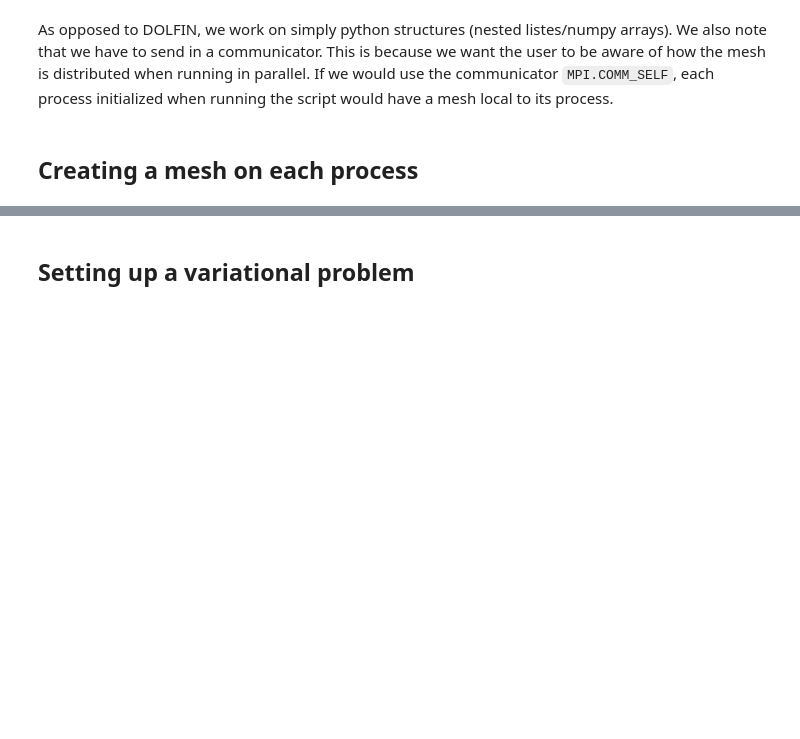
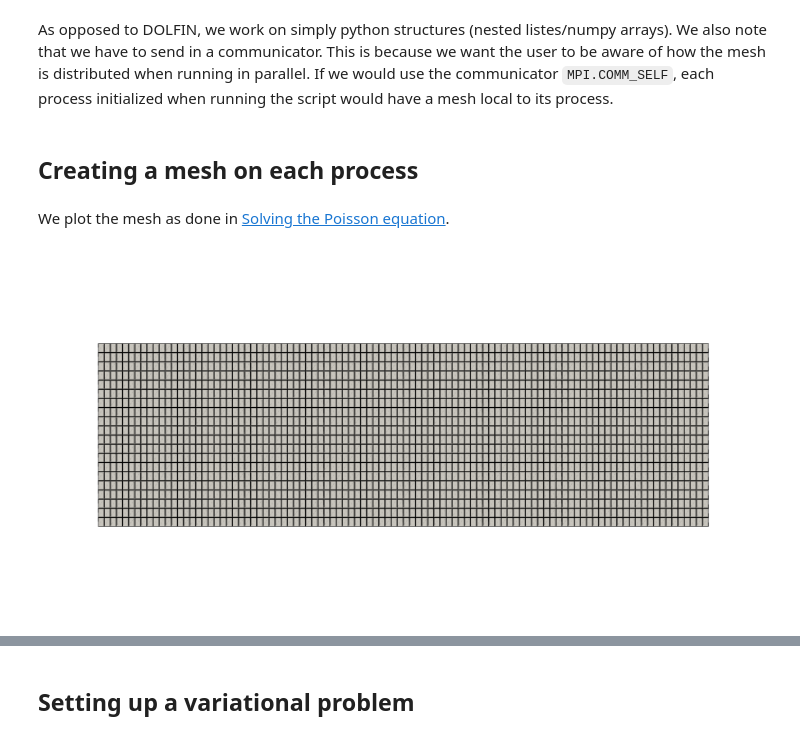
Before and after one commit to jorgensd/fenics22-tutorial, a Jupyter notebook: part1/heat_eq.ipynb, the cells around one changed output, grey strips where cells are left out. Cells and saved outputs as stored; diff of their text form; code cells hidden in the pictures; blank space fills up the shorter version.

```diff
--- a/part1/heat_eq.ipynb
+++ b/part1/heat_eq.ipynb
@@ -36,3 +37,5 @@ local_domain =  mesh.create_rectangle(MPI.COMM_SELF,
                                [[0.,0.],[length, width]],
                                [Nx, Ny],
                                cell_type=mesh.CellType.quadrilateral)
+# %% [markdown]
+We plot the mesh as done in [Solving the Poisson equation](./example).
@@ -38,0 +54,7 @@ local_domain =  mesh.create_rectangle(MPI.COMM_SELF,
+# %%
+import matplotlib.pyplot as plt
+plt.axis("off")
+plt.gcf().set_size_inches(20,10)
+fig = plt.imshow(img)
+# %% [output]
+[figure, added]
```
Also changed, not shown: parts of 27 cells of this notebook, 7 other files.
